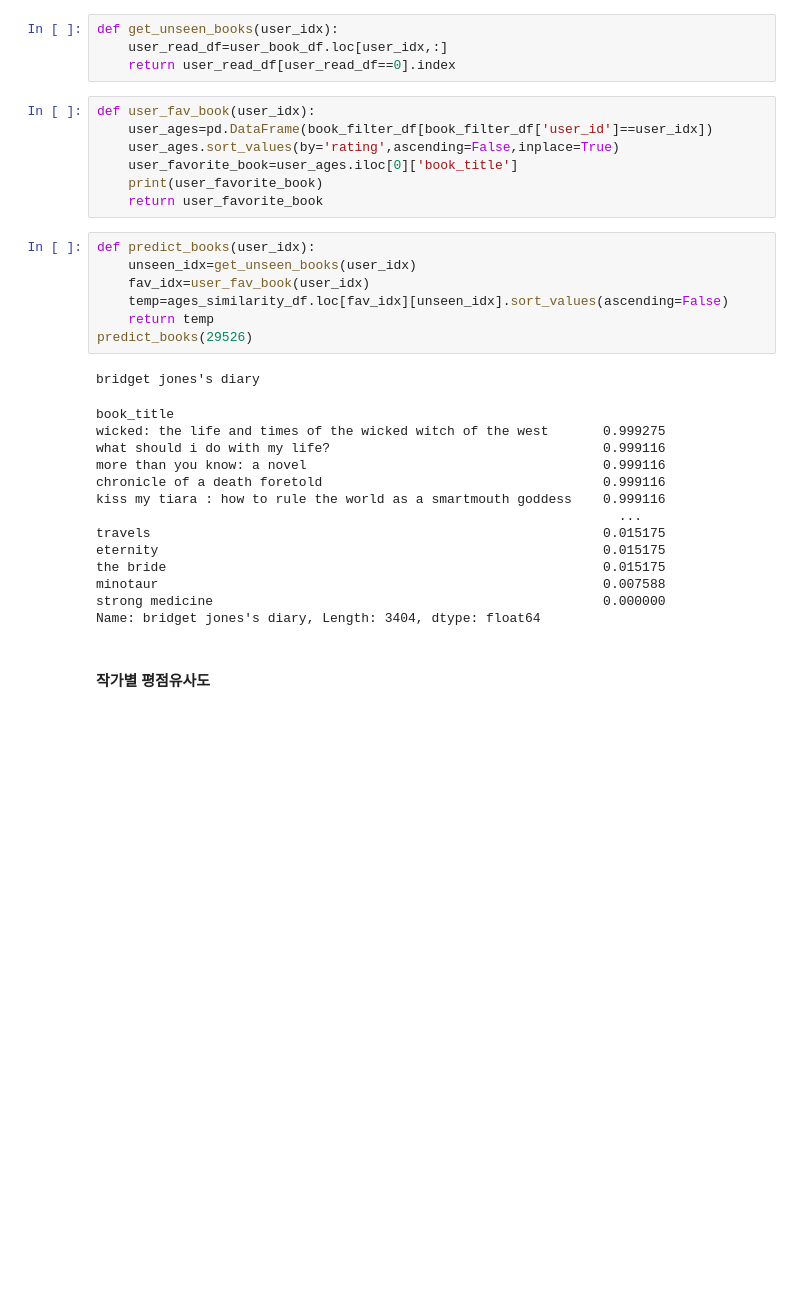
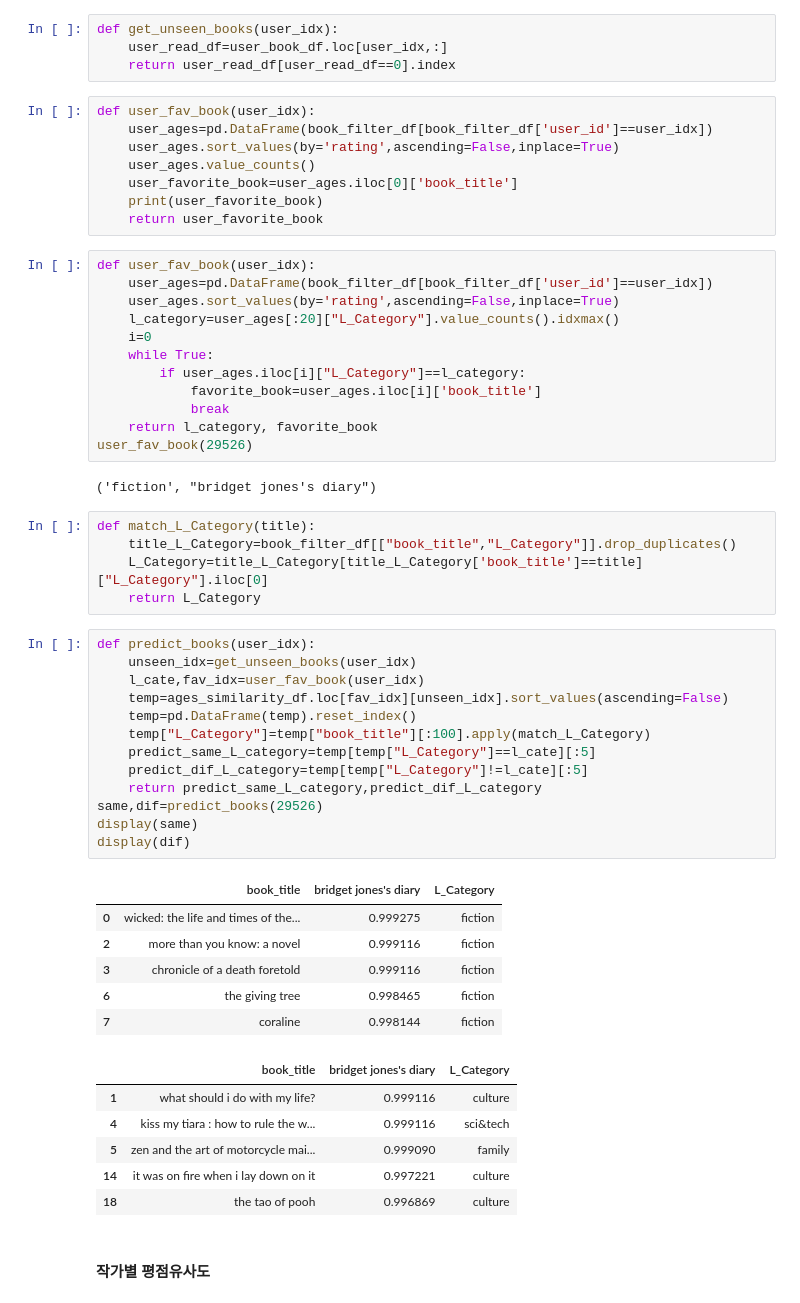
Before and after one commit to hyeyoung-x/DA36_mini2_Bookitoki, a Jupyter notebook: HeoChaeyoen/preprocess_data_heo.ipynb, the cells around one changed output. Cells and saved outputs as stored; diff of their text form; blank space fills up the shorter version.

```diff
--- a/HeoChaeyoen/preprocess_data_heo.ipynb
+++ b/HeoChaeyoen/preprocess_data_heo.ipynb
@@ -191,31 +191,55 @@ def get_unseen_books(user_idx):
 def user_fav_book(user_idx):
     user_ages=pd.DataFrame(book_filter_df[book_filter_df['user_id']==user_idx])
     user_ages.sort_values(by='rating',ascending=False,inplace=True)
+    user_ages.value_counts()
     user_favorite_book=user_ages.iloc[0]['book_title']
     print(user_favorite_book)
     return user_favorite_book
+# %%
+def user_fav_book(user_idx):
+    user_ages=pd.DataFrame(book_filter_df[book_filter_df['user_id']==user_idx])
+    user_ages.sort_values(by='rating',ascending=False,inplace=True)
+    l_category=user_ages[:20]["L_Category"].value_counts().idxmax()
+    i=0
+    while True:
+        if user_ages.iloc[i]["L_Category"]==l_category:
+            favorite_book=user_ages.iloc[i]['book_title']
+            break
+    return l_category, favorite_book
+user_fav_book(29526)
+# %% [output]
+('fiction', "bridget jones's diary")
+# %%
+def match_L_Category(title):
+    title_L_Category=book_filter_df[["book_title","L_Category"]].drop_duplicates()
+    L_Category=title_L_Category[title_L_Category['book_title']==title]["L_Category"].iloc[0]
+    return L_Category
 # %%
 def predict_books(user_idx):
     unseen_idx=get_unseen_books(user_idx)
-    fav_idx=user_fav_book(user_idx)
+    l_cate,fav_idx=user_fav_book(user_idx)
     temp=ages_similarity_df.loc[fav_idx][unseen_idx].sort_values(ascending=False)
-    return temp
-predict_books(29526)
+    temp=pd.DataFrame(temp).reset_index()
+    temp["L_Category"]=temp["book_title"][:100].apply(match_L_Category)
+    predict_same_L_category=temp[temp["L_Category"]==l_cate][:5]
+    predict_dif_L_category=temp[temp["L_Category"]!=l_cate][:5]
+    return predict_same_L_category,predict_dif_L_category
+same,dif=predict_books(29526)
+display(same)
+display(dif)
 # %% [output]
-bridget jones's diary
-book_title
-wicked: the life and times of the wicked witch of the west       0.999275
-what should i do with my life?                                   0.999116
-more than you know: a novel                                      0.999116
-chronicle of a death foretold                                    0.999116
-kiss my tiara : how to rule the world as a smartmouth goddess    0.999116
-                                                                   ...
-travels                                                          0.015175
-eternity                                                         0.015175
-the bride                                                        0.015175
-minotaur                                                         0.007588
-strong medicine                                                  0.000000
-Name: bridget jones's diary, Length: 3404, dtype: float64
+|  | book_title | bridget jones's diary | L_Category |
+| 0 | wicked: the life and times of the... | 0.999275 | fiction |
+| 2 | more than you know: a novel | 0.999116 | fiction |
+| 3 | chronicle of a death foretold | 0.999116 | fiction |
+| 6 | the giving tree | 0.998465 | fiction |
+| 7 | coraline | 0.998144 | fiction |
+|  | book_title | bridget jones's diary | L_Category |
+| 1 | what should i do with my life? | 0.999116 | culture |
+| 4 | kiss my tiara : how to rule the w... | 0.999116 | sci&tech |
+| 5 | zen and the art of motorcycle mai... | 0.999090 | family |
+| 14 | it was on fire when i lay down on it | 0.997221 | culture |
+| 18 | the tao of pooh | 0.996869 | culture |
 # %% [markdown]
 #### 작가별 평점유사도
 # %%
```
